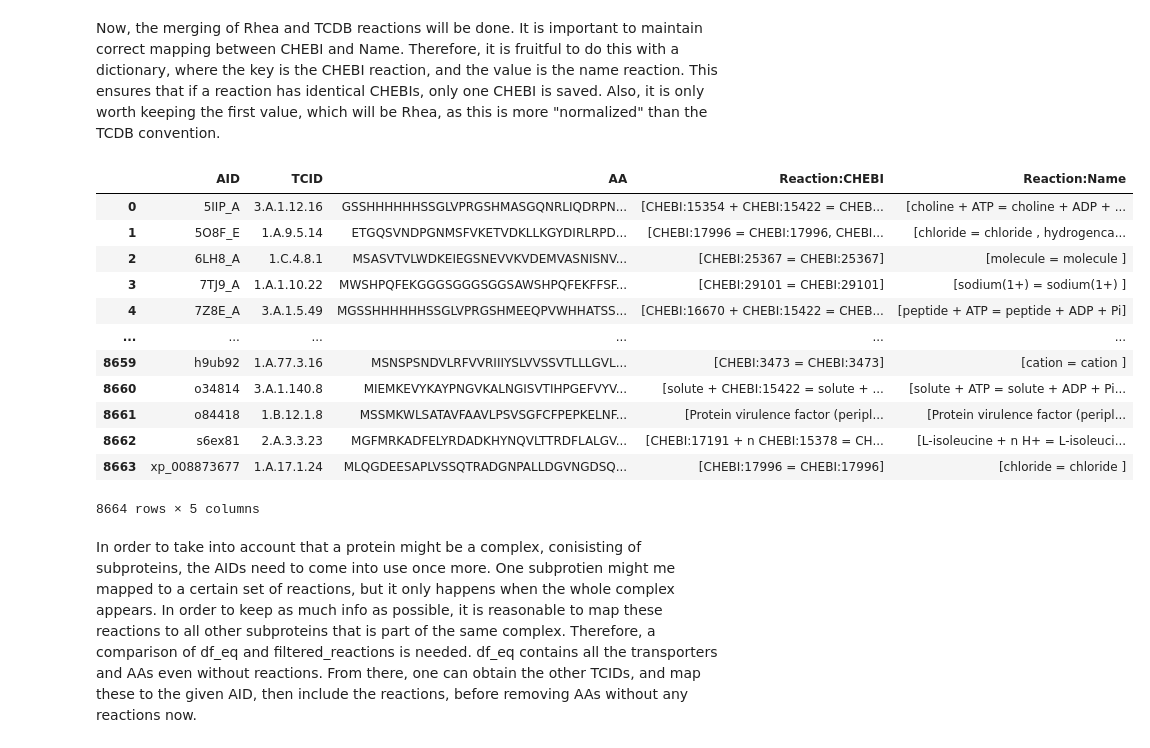
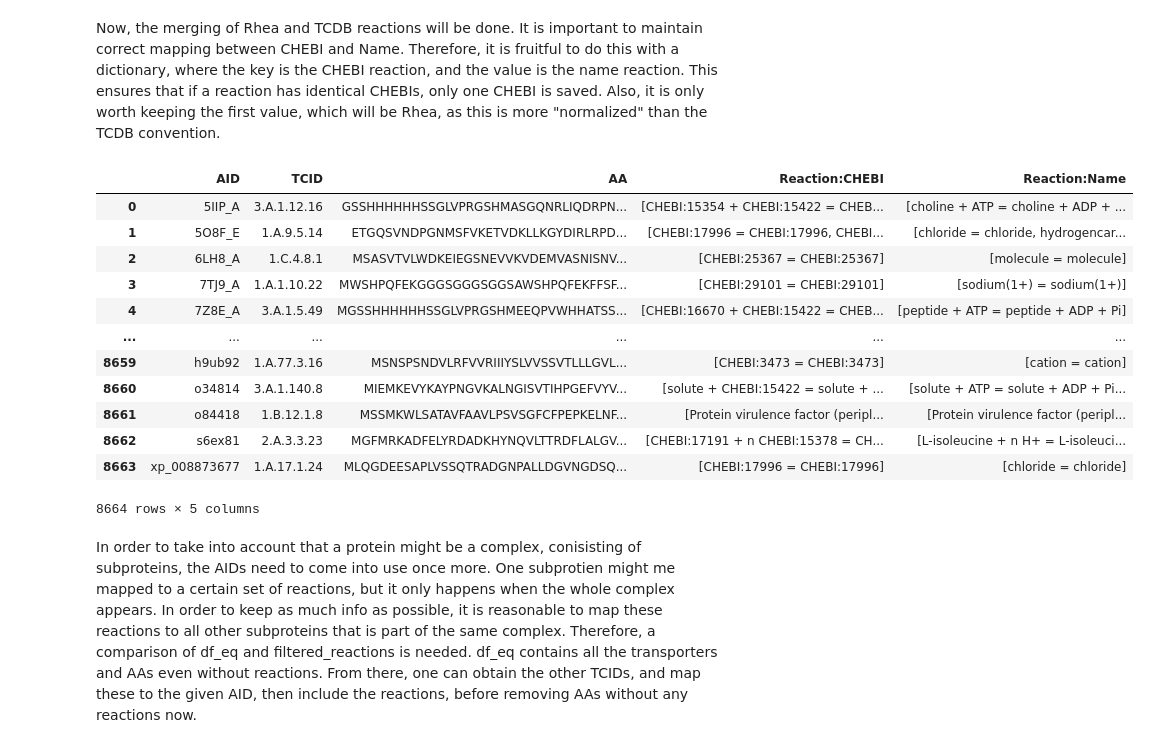
Before and after one commit to blandro/master-project, a Jupyter notebook: 1+2/1+2.ipynb, the cells around one changed output. Saved outputs shown, nothing was run; the diff lists cells and outputs as text; code cells hidden in the pictures.

Commit message:
Align reactions with rest of subcomplexes

```diff
--- a/1+2/1+2.ipynb
+++ b/1+2/1+2.ipynb
@@ -304,7 +304,7 @@ def normalize_reaction_list(reaction_list):
         if reaction_list == [np.nan]:
             return [np.nan]
         return list(dict.fromkeys([
-            r.replace("(in)", "").replace("(out)", "")
+            r.replace("(in)", "").replace("(out)", "").rstrip()
             for r in reaction_list if isinstance(r, str)
         ]))
     return []
@@ -344,43 +344,52 @@ def merge_reactions(row):
     rhea_chebis = row.get("Rhea:Reaction:CHEBI", [])
     rhea_names = row.get("Rhea:Reaction:Name", [])
     if isinstance(rhea_chebis, list) and isinstance(rhea_names, list):
         for chebi, name in zip(rhea_chebis, rhea_names):
             if isinstance(chebi, str) and isinstance(name, str):
                 merged_dict[chebi] = name
 
     # Add from TCDB only if CHEBI not already in dict
     tcdb_chebis = row.get("TCDB:Reaction:CHEBI", [])
     tcdb_names = row.get("TCDB:Reaction:Name", [])
     if isinstance(tcdb_chebis, list) and isinstance(tcdb_names, list):
         for chebi, name in zip(tcdb_chebis, tcdb_names):
             if isinstance(chebi, str) and isinstance(name, str) and chebi not in merged_dict:
                 merged_dict[chebi] = name
 
     # Return keys and values as lists
     return pd.Series({
         "Reaction:CHEBI": list(merged_dict.keys()),
         "Reaction:Name": list(merged_dict.values())
     })
 
 # Apply to each row, join columns into df, drop columns not needed anymore
 merged = filtered_reactions.apply(merge_reactions, axis=1)
 filtered_reactions = pd.concat([filtered_reactions, merged], axis=1)
 filtered_reactions.drop(columns=["TCDB:Reaction:Name", "Rhea:Reaction:Name", "Rhea:Reaction:CHEBI", "TCDB:Reaction:CHEBI"], inplace=True)
 
+# Replace ⇌ and → with = as it has snuck into the equations somehow
+def replace_chemical_reactions(row):
+    if isinstance(row, list):
+        return [item.replace("⇌", "=").replace("→", "=") if isinstance(item, str) else item for item in row]
+    return row
+
+filtered_reactions["Reaction:Name"] = filtered_reactions["Reaction:Name"].apply(replace_chemical_reactions)
+filtered_reactions["Reaction:CHEBI"] = filtered_reactions["Reaction:CHEBI"].apply(replace_chemical_reactions)
+
 filtered_reactions
 # %% [output]
 |  | AID | TCID | AA | Reaction:CHEBI | Reaction:Name |
 | 0 | 5IIP_A | 3.A.1.12.16 | GSSHHHHHHSSGLVPRGSHMASGQNRLIQDRPN... | [CHEBI:15354 + CHEBI:15422 = CHEB... | [choline + ATP = choline + ADP + ... |
-| 1 | 5O8F_E | 1.A.9.5.14 | ETGQSVNDPGNMSFVKETVDKLLKGYDIRLRPD... | [CHEBI:17996 = CHEBI:17996, CHEBI... | [chloride = chloride , hydrogenca... |
-| 2 | 6LH8_A | 1.C.4.8.1 | MSASVTVLWDKEIEGSNEVVKVDEMVASNISNV... | [CHEBI:25367 = CHEBI:25367] | [molecule = molecule ] |
-| 3 | 7TJ9_A | 1.A.1.10.22 | MWSHPQFEKGGGSGGGSGGSAWSHPQFEKFFSF... | [CHEBI:29101 = CHEBI:29101] | [sodium(1+) = sodium(1+) ] |
+| 1 | 5O8F_E | 1.A.9.5.14 | ETGQSVNDPGNMSFVKETVDKLLKGYDIRLRPD... | [CHEBI:17996 = CHEBI:17996, CHEBI... | [chloride = chloride, hydrogencar... |
+| 2 | 6LH8_A | 1.C.4.8.1 | MSASVTVLWDKEIEGSNEVVKVDEMVASNISNV... | [CHEBI:25367 = CHEBI:25367] | [molecule = molecule] |
+| 3 | 7TJ9_A | 1.A.1.10.22 | MWSHPQFEKGGGSGGGSGGSAWSHPQFEKFFSF... | [CHEBI:29101 = CHEBI:29101] | [sodium(1+) = sodium(1+)] |
 | 4 | 7Z8E_A | 3.A.1.5.49 | MGSSHHHHHHSSGLVPRGSHMEEQPVWHHATSS... | [CHEBI:16670 + CHEBI:15422 = CHEB... | [peptide + ATP = peptide + ADP + Pi] |
 | ... | ... | ... | ... | ... | ... |
-| 8659 | h9ub92 | 1.A.77.3.16 | MSNSPSNDVLRFVVRIIIYSLVVSSVTLLLGVL... | [CHEBI:3473 = CHEBI:3473] | [cation = cation ] |
+| 8659 | h9ub92 | 1.A.77.3.16 | MSNSPSNDVLRFVVRIIIYSLVVSSVTLLLGVL... | [CHEBI:3473 = CHEBI:3473] | [cation = cation] |
 | 8660 | o34814 | 3.A.1.140.8 | MIEMKEVYKAYPNGVKALNGISVTIHPGEFVYV... | [solute + CHEBI:15422 = solute + ... | [solute + ATP = solute + ADP + Pi... |
 | 8661 | o84418 | 1.B.12.1.8 | MSSMKWLSATAVFAAVLPSVSGFCFPEPKELNF... | [Protein virulence factor (peripl... | [Protein virulence factor (peripl... |
 | 8662 | s6ex81 | 2.A.3.3.23 | MGFMRKADFELYRDADKHYNQVLTTRDFLALGV... | [CHEBI:17191 + n CHEBI:15378 = CH... | [L-isoleucine + n H+ = L-isoleuci... |
-| 8663 | xp_008873677 | 1.A.17.1.24 | MLQGDEESAPLVSSQTRADGNPALLDGVNGDSQ... | [CHEBI:17996 = CHEBI:17996] | [chloride = chloride ] |
+| 8663 | xp_008873677 | 1.A.17.1.24 | MLQGDEESAPLVSSQTRADGNPALLDGVNGDSQ... | [CHEBI:17996 = CHEBI:17996] | [chloride = chloride] |
 8664 rows × 5 columns
 # %% [markdown]
 In order to take into account that a protein might be a complex, conisisting of subproteins, the AIDs need to come into use once more. One subprotien might me mapped to a certain set of reactions, but it only happens when the whole complex appears. In order to keep as much info as possible, it is reasonable to map these reactions to all other subproteins that is part of the same complex. Therefore, a comparison of df_eq and filtered_reactions is needed. df_eq contains all the transporters and AAs even without reactions. From there, one can obtain the other TCIDs, and map these to the given AID, then include the reactions, before removing AAs without any reactions now.
```
Also changed, not shown: parts of 2 cells of this notebook.
